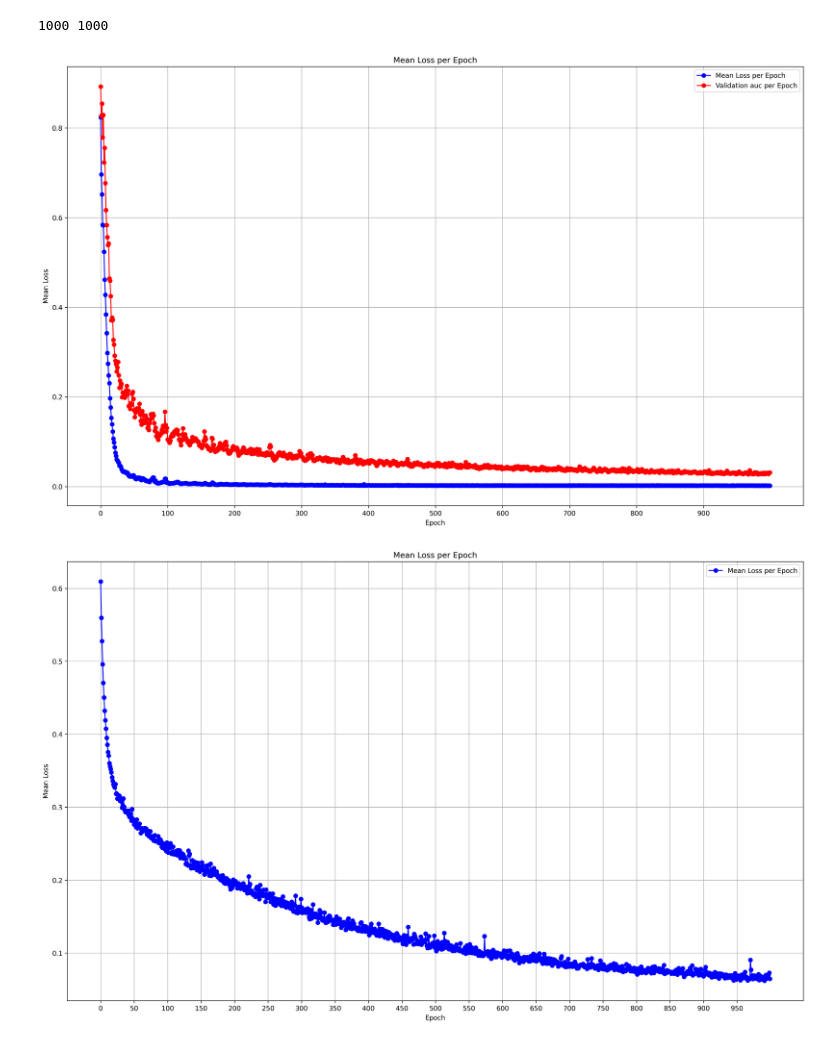
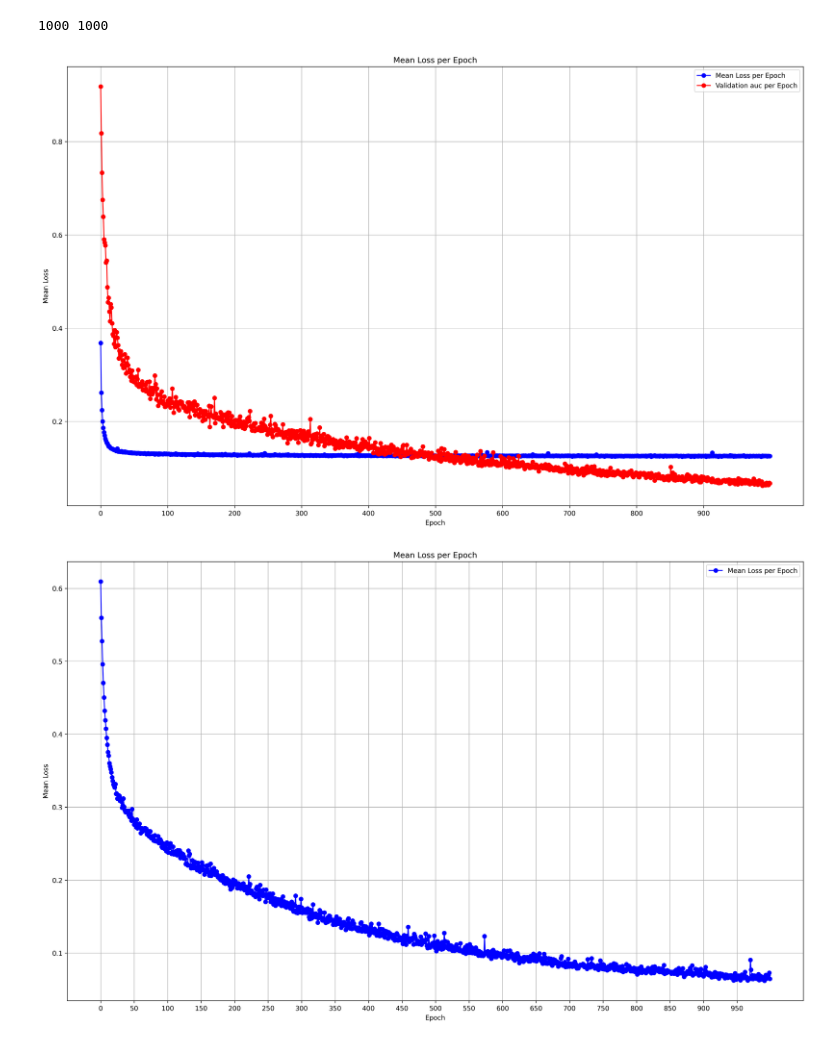
Before and after one commit to Furi5/chemprop, a Jupyter notebook: epoch_loss.ipynb, the cells around one changed output. Cells and saved outputs as stored; diff of their text form; code cells hidden in the pictures.

```diff
--- a/epoch_loss.ipynb
+++ b/epoch_loss.ipynb
@@ -2,14 +2,14 @@
 import re
 import matplotlib.pyplot as plt
 
-with open('checkpoints/Drug/reg/Drug_model/verbose.log', 'r')as f:
+with open('checkpoints/DMPNN/Environments/reg/Environments_1_model/verbose.log', 'r')as f:
     epoch_losses = {}
     auc_list = []
     current_epoch = None
     for line in f.readlines():
         epoch_match = re.match(r'Epoch (\d+)', line)
         loss_match = re.match(r'Loss = ([-+]?[0-9]*\.?[0-9]+[eE][-+]?[0-9]+)', line)
-        auc_match = re.match(r'Validation auc = ([0-9]+\.[0-9]+)', line)
+        auc_match = re.match(r'Validation rmse = ([0-9]+\.[0-9]+)', line)
         if epoch_match:
             current_epoch = int(epoch_match.group(1))
             epoch_losses[current_epoch] = []
@@ -22,34 +22,34 @@ with open('checkpoints/Drug/reg/Drug_model/verbose.log', 'r')as f:
                 print('############',loss_match.group(1), float(loss_match.group(1)))
         elif auc_match is not None:
             auc_list.append(float(auc_match.group(1)))
 
 
 epochs = []
 mean_losses = []
 print(len(auc_list), len(epoch_losses))
 for epoch, losses in epoch_losses.items():
     mean_loss = sum(losses) / len(losses)
     epochs.append(epoch)
     mean_losses.append(mean_loss)
 
 # 绘制每个Epoch的平均Loss值
 last_epoch_losses = epochs[:-1]
 plt.figure(figsize=(20, 12),dpi=300)
 plt.plot(epochs, mean_losses, marker='o', linestyle='-', color='b', label='Mean Loss per Epoch')
 plt.plot(epochs, auc_list, marker='o', linestyle='-', color='r', label='Validation auc per Epoch')
 plt.xlabel('Epoch')
 plt.ylabel('Mean Loss')
 plt.title('Mean Loss per Epoch')
 plt.legend()
 plt.grid(True)
 
 # 设置X轴的刻度间隔为10
 plt.xticks(range(0, len(last_epoch_losses), 100))
 
 plt.show()
 # %% [output]
 1000 1000
-[figure, old version]
+[figure, new version]
 # %%
 import re
 import matplotlib.pyplot as plt
```
Also changed, not shown: 24 other files.
